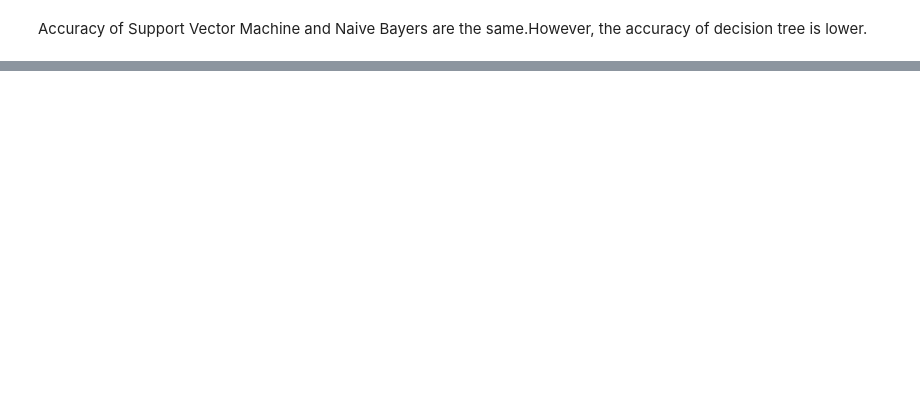
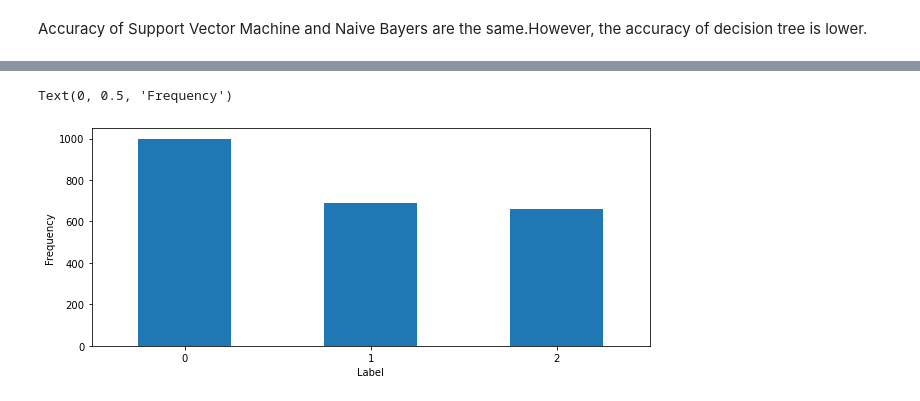
Before and after one commit to adeline0320/heroku-q3-ai, a Jupyter notebook: ProjectQ3.ipynb, the cells around one changed output, grey strips where cells are left out. Cells and saved outputs as stored; diff of their text form; code cells hidden in the pictures; blank space fills up the shorter version.

```diff
--- a/ProjectQ3.ipynb
+++ b/ProjectQ3.ipynb
@@ -47,2 +73,4 @@ sns.heatmap(file.corr(),cmap="cividis")
 # %% [markdown]
 As we can see from the heatmap, there is a strong correlation of credit card more than months and number of dependents
+# %%
+num = input('Enter your k- value')
@@ -247,0 +216,9 @@ Accuracy of Support Vector Machine and Naive Bayers are the same.However, the ac
+# %%
+newFile = pd.read_csv("K_mean_"+str(num) + ".csv")
+# %%
+newFile["Label"].value_counts().sort_index().plot(figsize = (10,4),kind = "bar",rot = 0)
+plt.xlabel("Label")
+plt.ylabel("Frequency")
+# %% [output]
+Text(0, 0.5, 'Frequency')
+[figure, added]
```
Also changed, not shown: parts of 45 cells of this notebook, 9 other files.
